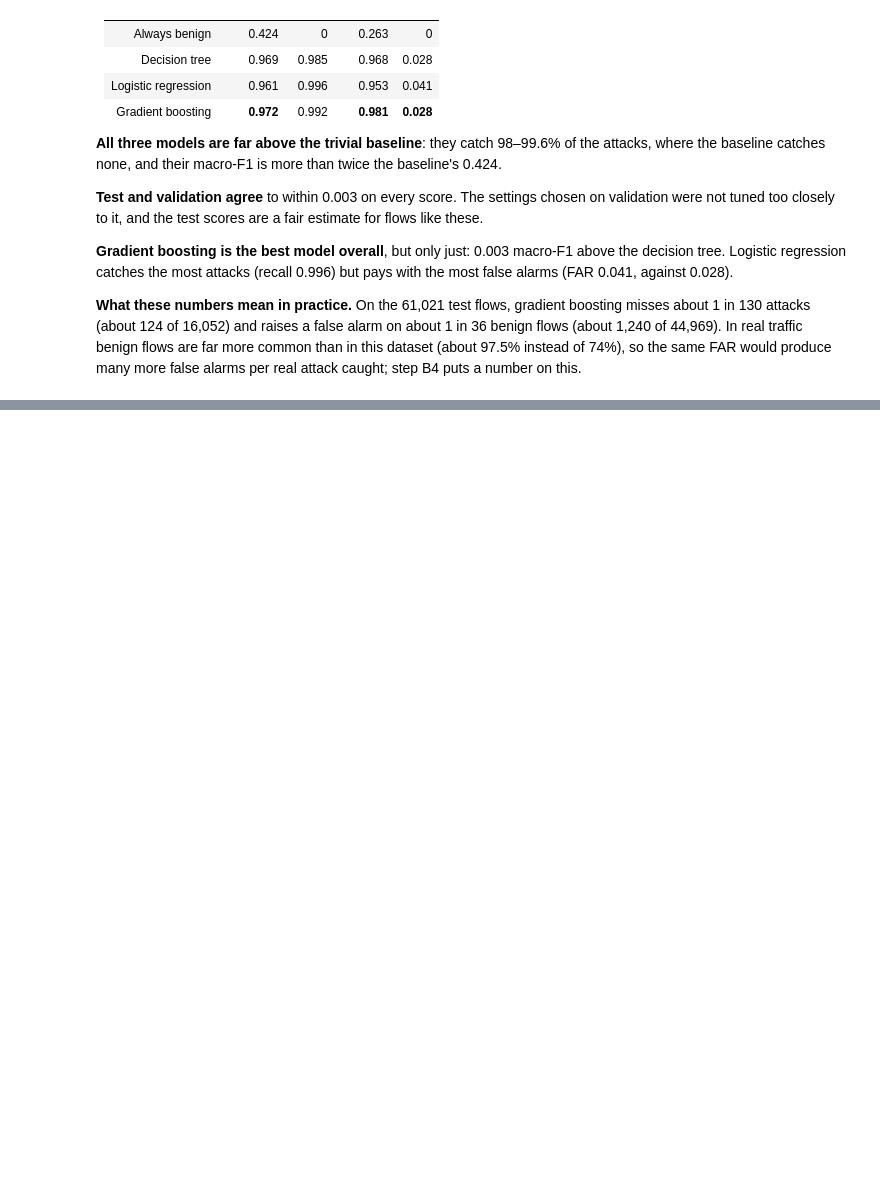
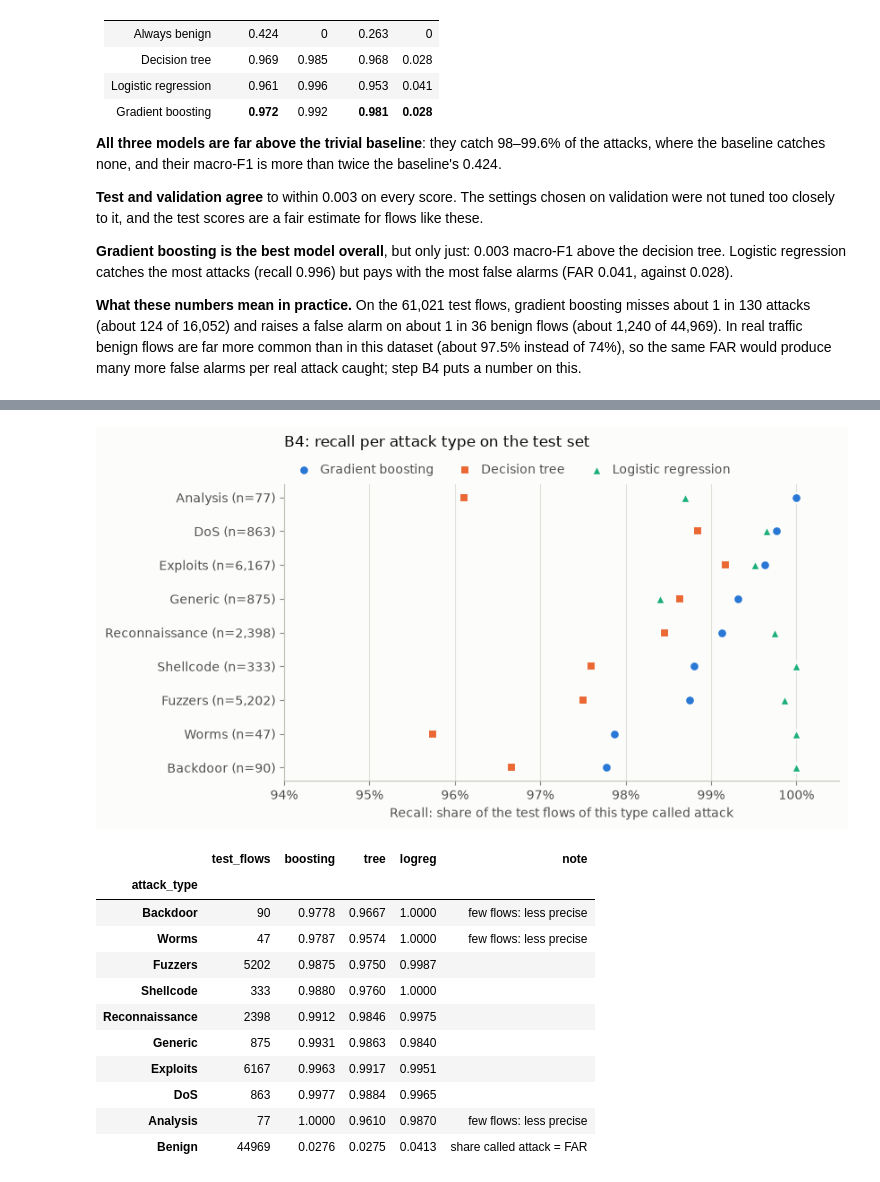
Before and after one commit to steve-nt/AI-for-Cybersecurity-Final-Mini-Project, a Jupyter notebook: parts/10_baseline_models.ipynb, the cells around one changed output, grey strips where cells are left out. Cells and saved outputs as stored; diff of their text form; code cells hidden in the pictures; blank space fills up the shorter version.

```diff
--- a/parts/10_baseline_models.ipynb
+++ b/parts/10_baseline_models.ipynb
@@ -418,0 +506,51 @@ on this.
+# %%
+# STEP B4
+# 2. Recall per attack type on the test set (benign row: share wrongly called attack = FAR).
+rows = []
+for attack in type_test.unique():
+    mask = (type_test == attack).to_numpy()
+    row = {"attack_type": attack, "test_flows": int(mask.sum())}
+    for name in ORDER:
+        row[name] = float(test_pred[name][mask].mean())     # share called "attack"
+    rows.append(row)
+per_type = pd.DataFrame(rows).set_index("attack_type")
+per_type["note"] = np.where(per_type.index == "Benign", "share called attack = FAR",
+                            np.where(per_type["test_flows"] < 100, "few flows: less precise", ""))
+attacks = per_type.drop(index="Benign").sort_values("boosting")
+per_type = pd.concat([attacks, per_type.loc[["Benign"]]])
+per_type.to_csv(TABLES / "B4_recall_per_type.csv", float_format="%.4f")
+
+# Dot plot: one row per attack type, one marker per model (worst-detected type at the bottom).
+fig, ax = plt.subplots(figsize=(8.5, 4.6), facecolor=SURFACE)
+style_axes(ax, grid_axis="x")
+ypos = np.arange(len(attacks))
+for name in ORDER:
+    ax.scatter(attacks[name], ypos, s=60, marker=MODEL_MARKERS[name], color=MODEL_COLORS[name],
+               edgecolor=SURFACE, linewidth=1.5, label=MODEL_LABELS[name], zorder=3)
+ax.set_yticks(ypos, [f"{t} (n={n:,})" for t, n in zip(attacks.index, attacks["test_flows"])])
+low = np.floor(attacks[ORDER].min().min() * 20) / 20
+ax.set_xlim(low - 0.01, 1.005)
+ax.xaxis.set_major_formatter(plt.FuncFormatter(lambda v, _: f"{v:.0%}"))
+ax.set_xlabel("Recall: share of the test flows of this type called attack", color=INK_2)
+ax.set_title("B4: recall per attack type on the test set", color=INK, loc="left", fontsize=12, pad=30)
+# Legend in one row between the title and the plot, so it never covers a marker.
+ax.legend(loc="lower left", bbox_to_anchor=(0, 1.0), ncol=3, frameon=False, labelcolor=INK_2,
+          handletextpad=0.3, columnspacing=1.5, borderaxespad=0.2)
+fig.tight_layout()
+fig.savefig(FIGURES / "B4_recall_per_type.png", dpi=150, facecolor=SURFACE)
+plt.show()
+per_type.round(4)
+# %% [output]
+[figure, added]
+|  | test_flows | boosting | tree | logreg | note |
+| attack_type |  |  |  |  |  |
+| Backdoor | 90 | 0.9778 | 0.9667 | 1.0000 | few flows: less precise |
+| Worms | 47 | 0.9787 | 0.9574 | 1.0000 | few flows: less precise |
+| Fuzzers | 5202 | 0.9875 | 0.9750 | 0.9987 |  |
+| Shellcode | 333 | 0.9880 | 0.9760 | 1.0000 |  |
+| Reconnaissance | 2398 | 0.9912 | 0.9846 | 0.9975 |  |
+| Generic | 875 | 0.9931 | 0.9863 | 0.9840 |  |
+| Exploits | 6167 | 0.9963 | 0.9917 | 0.9951 |  |
+| DoS | 863 | 0.9977 | 0.9884 | 0.9965 |  |
+| Analysis | 77 | 1.0000 | 0.9610 | 0.9870 | few flows: less precise |
+| Benign | 44969 | 0.0276 | 0.0275 | 0.0413 | share called attack = FAR |
```
Also changed, not shown: parts of 5 cells of this notebook, 7 other files.
